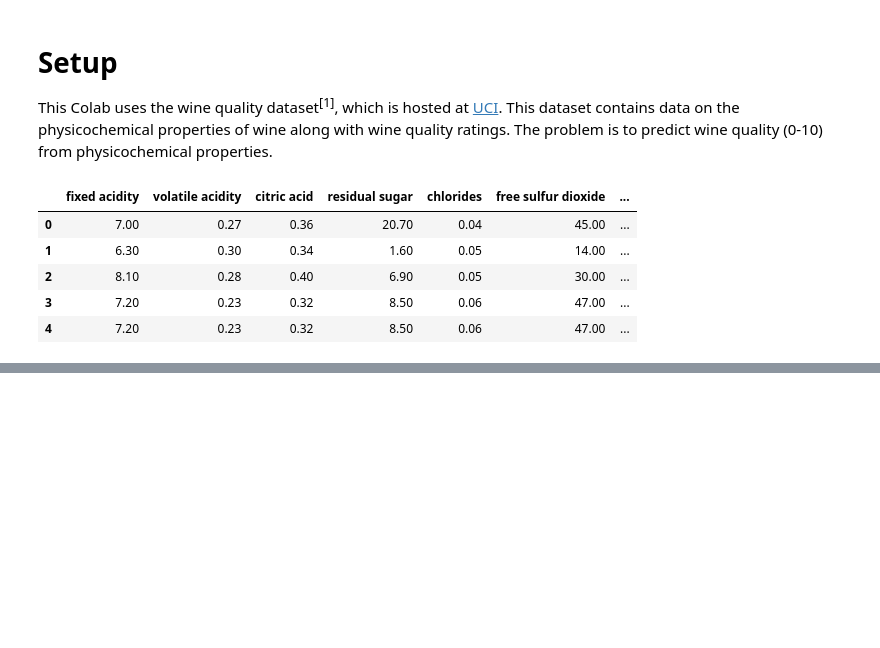
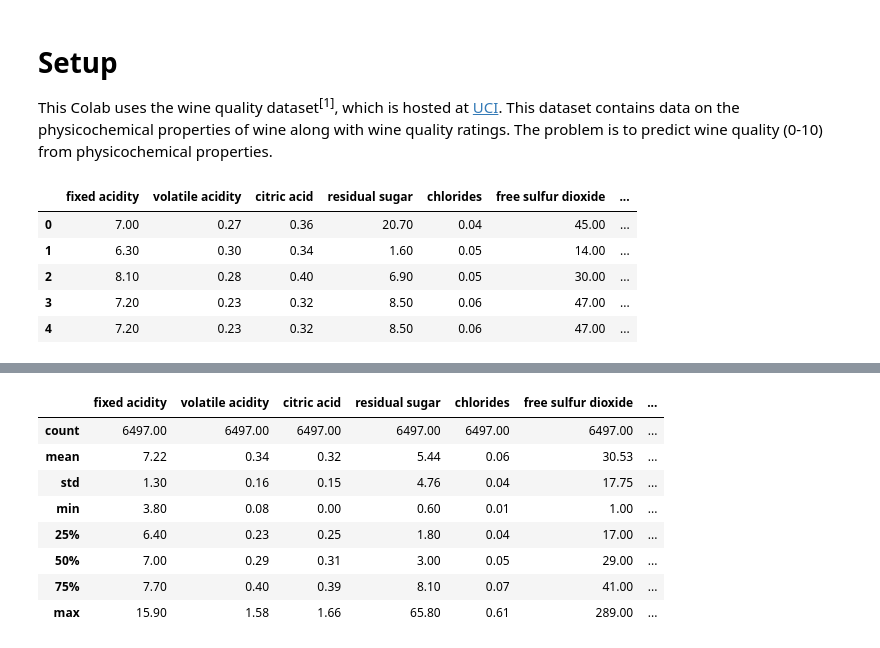
Before and after one commit to fasthill/google-ML-crash-course, a Jupyter notebook: 13. Case Study- Debugging in Regression.ipynb, the cells around one changed output, grey strips where cells are left out. Saved outputs shown, nothing was run; the diff lists cells and outputs as text; code cells hidden in the pictures; blank space fills up the shorter version.

```diff
--- a/13. Case Study- Debugging in Regression.ipynb
+++ b/13. Case Study- Debugging in Regression.ipynb
@@ -31,0 +80,12 @@ wineDf.head()
+# %%
+wineDf.describe()
+# %% [output]
+|  | fixed acidity | volatile acidity | citric acid | residual sugar | chlorides | free sulfur dioxide | ... |
+| count | 6497.00 | 6497.00 | 6497.00 | 6497.00 | 6497.00 | 6497.00 | ... |
+| mean | 7.22 | 0.34 | 0.32 | 5.44 | 0.06 | 30.53 | ... |
+| std | 1.30 | 0.16 | 0.15 | 4.76 | 0.04 | 17.75 | ... |
+| min | 3.80 | 0.08 | 0.00 | 0.60 | 0.01 | 1.00 | ... |
+| 25% | 6.40 | 0.23 | 0.25 | 1.80 | 0.04 | 17.00 | ... |
+| 50% | 7.00 | 0.29 | 0.31 | 3.00 | 0.05 | 29.00 | ... |
+| 75% | 7.70 | 0.40 | 0.39 | 8.10 | 0.07 | 41.00 | ... |
+| max | 15.90 | 1.58 | 1.66 | 65.80 | 0.61 | 289.00 | ... |
```
Also changed, not shown: parts of 12 cells of this notebook.
